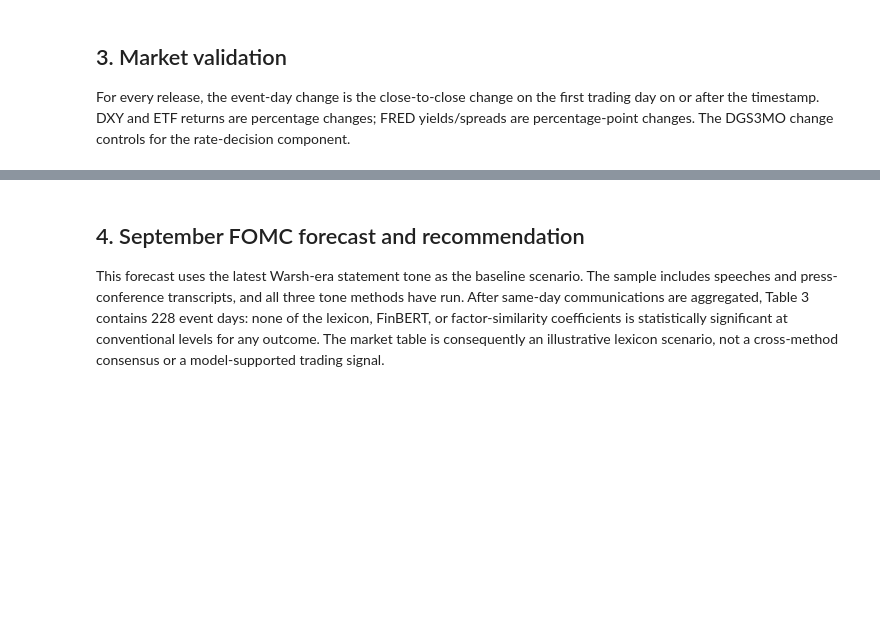
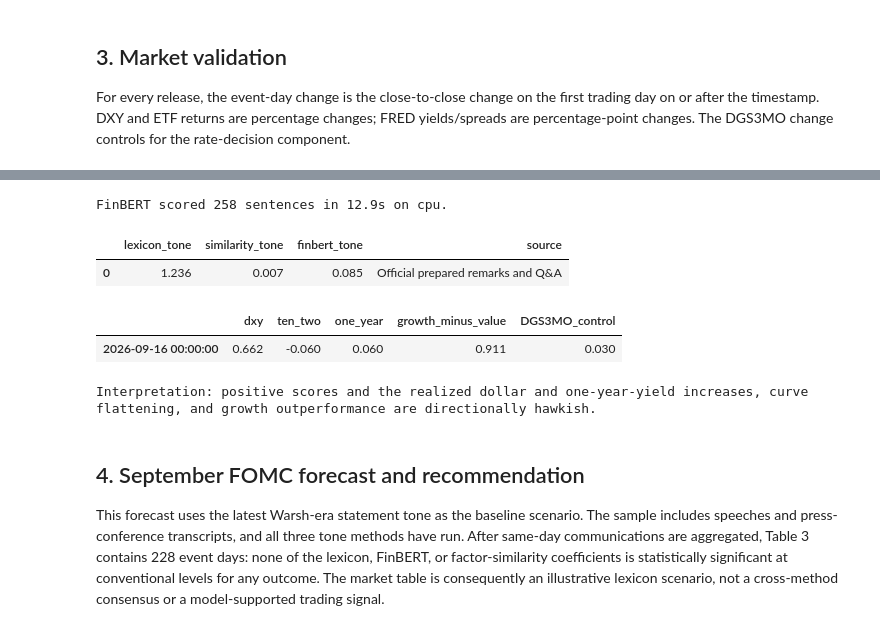
Before and after one commit to alanywang25/FRE-GY-7871A-Assignment2, a Jupyter notebook: Assignment_2_FOMC_Communications.ipynb, the cells around one changed output, grey strips where cells are left out. Saved outputs shown, nothing was run; the diff lists cells and outputs as text; code cells hidden in the pictures; blank space fills up the shorter version.

```diff
--- a/Assignment_2_FOMC_Communications.ipynb
+++ b/Assignment_2_FOMC_Communications.ipynb
@@ -340,3 +349,38 @@ display(table_3.style.format(precision=3) if len(table_3) else table_3)
+# %%
+# Reproducible supplemental event check. This does not alter Tables 1-3 or the forecast.
+SEPT16_EVENT_DAY = pd.Timestamp('2026-09-16')
+SEPT16_TRANSCRIPT_URL = 'https://www.federalreserve.gov/mediacenter/files/FOMCpresconf20260916.pdf'
+
+def official_pdf_text(url):
+    from io import BytesIO
+    from pypdf import PdfReader
+    response = requests.get(url, timeout=60)
+    response.raise_for_status()
+    return '\n'.join(page.extract_text() or '' for page in PdfReader(BytesIO(response.content)).pages)
+
+sept16_transcript = official_pdf_text(SEPT16_TRANSCRIPT_URL)
+sept16_markets = market_data(SEPT16_EVENT_DAY - timedelta(days=2), SEPT16_EVENT_DAY + timedelta(days=1))
+sept16_event = sept16_markets.loc[[SEPT16_EVENT_DAY], [*EVENT_COLUMNS, 'three_month']].rename(columns={'three_month': 'DGS3MO_control'})
+sept16_scores = pd.DataFrame({'lexicon_tone': [lexicon_score(sept16_transcript)]})
+# Keep the TF-IDF vocabulary anchored to the document corpus for comparability.
+if len(documents):
+    sept16_scores['similarity_tone'] = similarity_scores([*documents.text.tolist(), sept16_transcript])[-1]
+else:
+    sept16_scores['similarity_tone'] = np.nan
+if RUN_FINBERT:
+    sept16_scores['finbert_tone'] = finbert_scores([sept16_transcript], tok, model)[0]
+else:
+    sept16_scores['finbert_tone'] = np.nan
+display(sept16_scores.assign(source='Official prepared remarks and Q&A').style.format(precision=3))
+display(sept16_event.style.format(precision=3))
+print('Interpretation: positive scores and the realized dollar and one-year-yield increases, curve flattening, and growth outperformance are directionally hawkish.')
+# %% [output]
+FinBERT scored 258 sentences in 12.9s on cpu.
+|  | lexicon_tone | similarity_tone | finbert_tone | source |
+| 0 | 1.236 | 0.007 | 0.085 | Official prepared remarks and Q&A |
+|  | dxy | ten_two | one_year | growth_minus_value | DGS3MO_control |
+| 2026-09-16 00:00:00 | 0.662 | -0.060 | 0.060 | 0.911 | 0.030 |
+Interpretation: positive scores and the realized dollar and one-year-yield increases, curve flattening, and growth outperformance are directionally hawkish.
 # %% [markdown]
 ## 4. September FOMC forecast and recommendation
 
```
Also changed, not shown: parts of 6 cells of this notebook, 2 other files.
